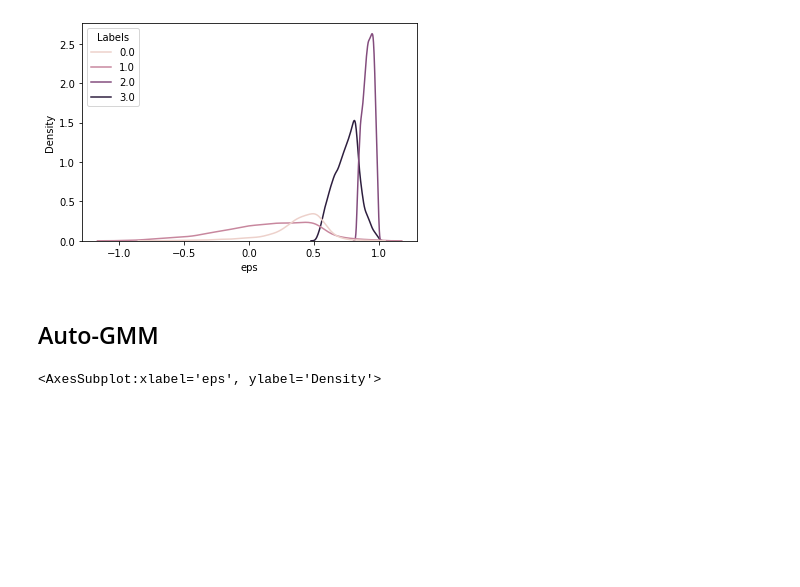
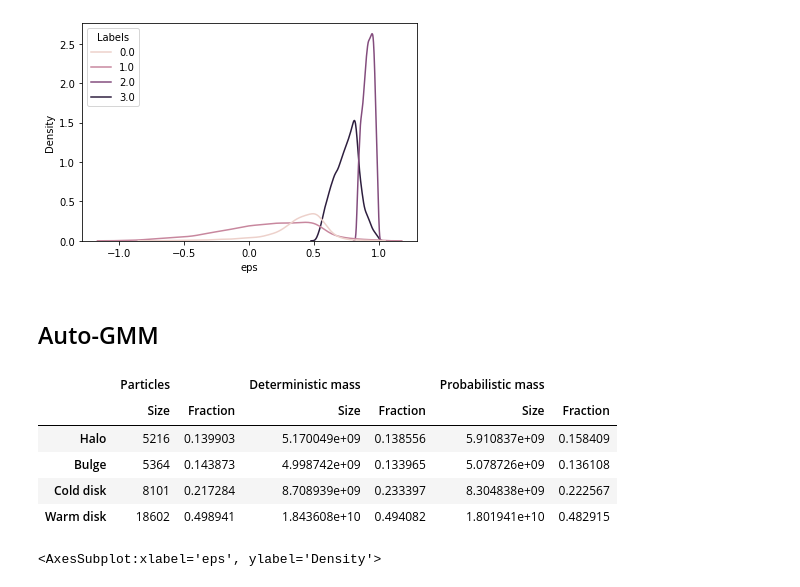
Before and after one commit to antotaverna/gchop_paper, a Jupyter notebook: df_stars.ipynb, the cells around one changed output. Cells and saved outputs as stored; diff of their text form; code cells hidden in the pictures; blank space fills up the shorter version.

```diff
--- a/df_stars.ipynb
+++ b/df_stars.ipynb
@@ -203,10 +253,18 @@ gal.plot.circ_kde("eps",labels=labels_gmm4)
 # %%
 decomposer = gchop.models.AutoGaussianMixture() #njobs paralell
 cmp_labels = decomposer.decompose(gal)
 labels_agmm = cmp_labels.labels[cmp_labels.ptypes == 'stars']
 
 #Probabilities
 describe_agmm=cmp_labels.describe()
+cmp_labels.describe()
+# %% [output]
+|  | Particles |  | Deterministic mass |  | Probabilistic mass |  |
+|  | Size | Fraction | Size | Fraction | Size | Fraction |
+| Halo | 5216 | 0.139903 | 5.170049e+09 | 0.138556 | 5.910837e+09 | 0.158409 |
+| Bulge | 5364 | 0.143873 | 4.998742e+09 | 0.133965 | 5.078726e+09 | 0.136108 |
+| Cold disk | 8101 | 0.217284 | 8.708939e+09 | 0.233397 | 8.304838e+09 | 0.222567 |
+| Warm disk | 18602 | 0.498941 | 1.843608e+10 | 0.494082 | 1.801941e+10 | 0.482915 |
 # %%
 gal.plot.circ_kde("eps",labels=labels_agmm)
 # %% [output]
```
Also changed, not shown: parts of 15 cells of this notebook.
